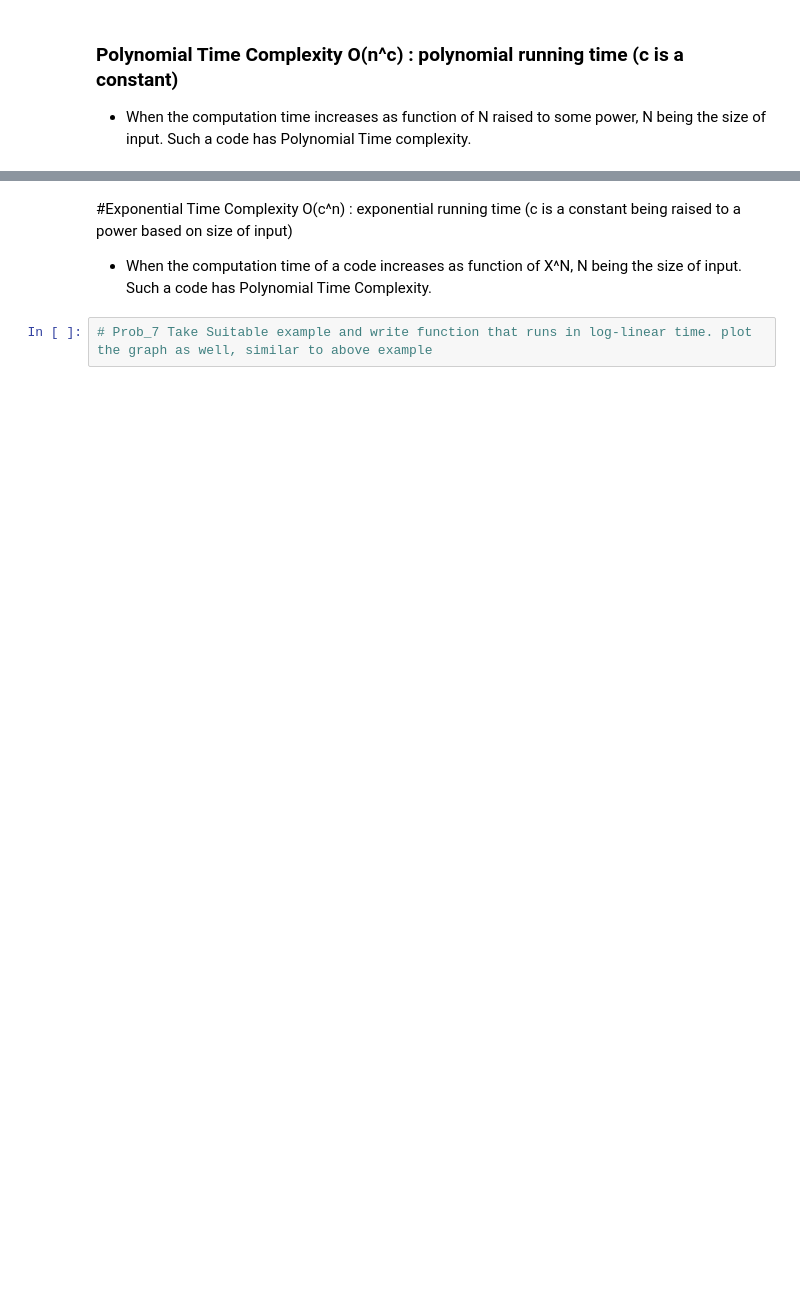
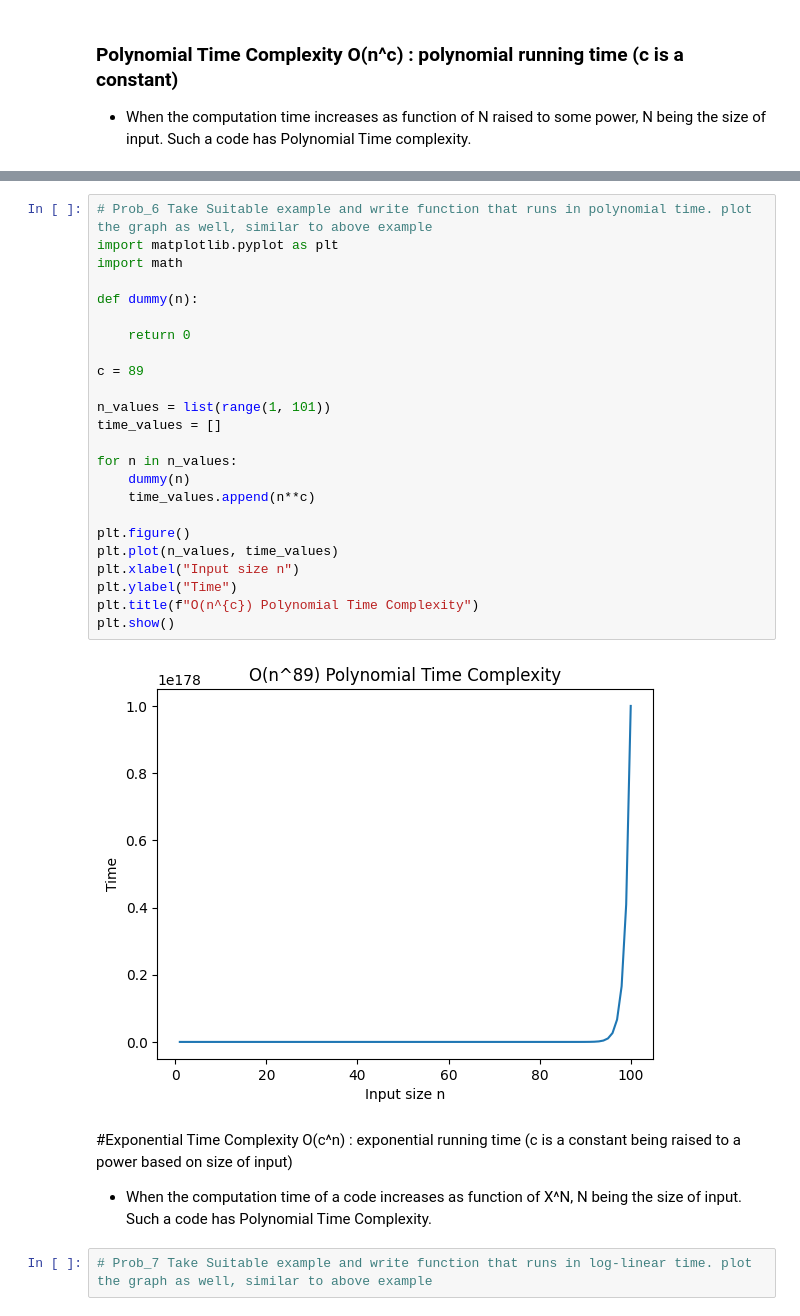
Before and after one commit to rrishabk/Algorithms, a Jupyter notebook: Lab_3.ipynb, the cells around one changed output, grey strips where cells are left out. Cells and saved outputs as stored; diff of their text form; blank space fills up the shorter version.

```diff
--- a/Lab_3.ipynb
+++ b/Lab_3.ipynb
@@ -170,3 +191,29 @@ result into a Log-Linear Time Complexity program.
+# %%
+# Prob_6 Take Suitable example and write function that runs in polynomial time. plot the graph as well, similar to above example
+import matplotlib.pyplot as plt
+import math
+
+def dummy(n):
+
+    return 0
+
+c = 89
+
+n_values = list(range(1, 101))
+time_values = []
+
+for n in n_values:
+    dummy(n)
+    time_values.append(n**c)
+
+plt.figure()
+plt.plot(n_values, time_values)
+plt.xlabel("Input size n")
+plt.ylabel("Time")
+plt.title(f"O(n^{c}) Polynomial Time Complexity")
+plt.show()
+# %% [output]
+[figure, added]
 # %% [markdown]
 #Exponential Time Complexity O(c^n) : exponential running time (c is a constant being raised to a power based on size of input)
 
```
Also changed, not shown: parts of 3 cells of this notebook.
